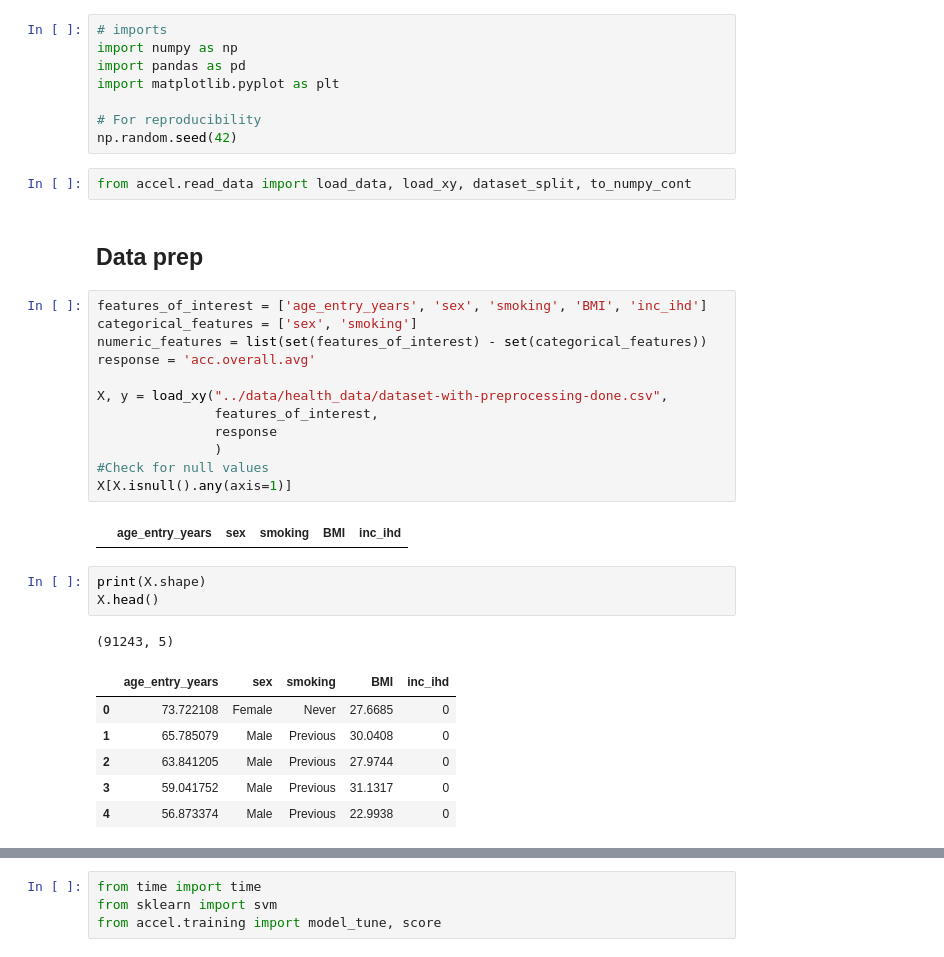
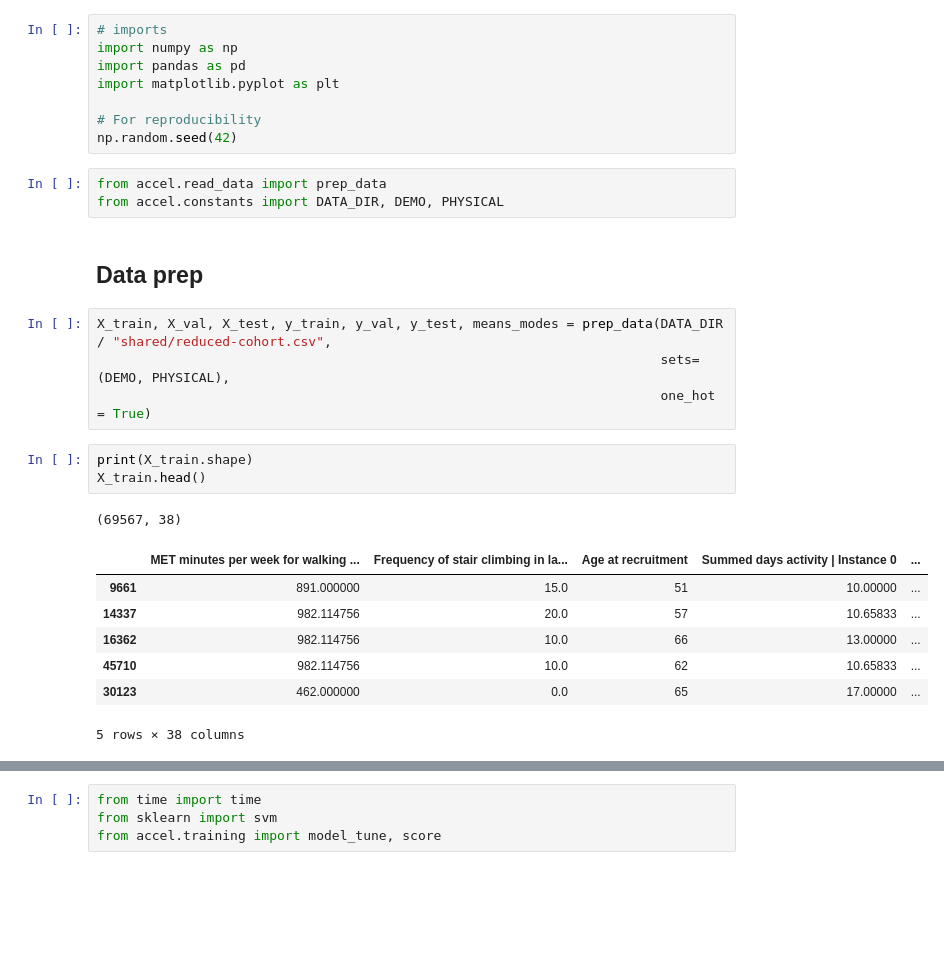
Before and after one commit to abramschon/accel, a Jupyter notebook: notebooks/svm.ipynb, the cells around one changed output, grey strips where cells are left out. Drawn from its saved outputs; the diff is of its cells as text; blank space fills up the shorter version.

```diff
--- a/notebooks/svm.ipynb
+++ b/notebooks/svm.ipynb
@@ -10,31 +10,23 @@ import matplotlib.pyplot as plt
 # For reproducibility
 np.random.seed(42)
 # %%
-from accel.read_data import load_data, load_xy, dataset_split, to_numpy_cont
+from accel.read_data import prep_data
+from accel.constants import DATA_DIR, DEMO, PHYSICAL
 # %% [markdown]
 ## Data prep
 # %%
-features_of_interest = ['age_entry_years', 'sex', 'smoking', 'BMI', 'inc_ihd']
-categorical_features = ['sex', 'smoking']
-numeric_features = list(set(features_of_interest) - set(categorical_features))
-response = 'acc.overall.avg'
-
-X, y = load_xy("../data/health_data/dataset-with-preprocessing-done.csv",
-               features_of_interest,
-               response
-               )
-#Check for null values
-X[X.isnull().any(axis=1)]
+X_train, X_val, X_test, y_train, y_val, y_test, means_modes = prep_data(DATA_DIR / "shared/reduced-cohort.csv",
+                                                                        sets=(DEMO, PHYSICAL),
+                                                                        one_hot = True)
-# %% [output]
-|  | age_entry_years | sex | smoking | BMI | inc_ihd |
 # %%
-print(X.shape)
-X.head()
+print(X_train.shape)
+X_train.head()
 # %% [output]
-(91243, 5)
+(69567, 38)
-|  | age_entry_years | sex | smoking | BMI | inc_ihd |
-| 0 | 73.722108 | Female | Never | 27.6685 | 0 |
-| 1 | 65.785079 | Male | Previous | 30.0408 | 0 |
-| 2 | 63.841205 | Male | Previous | 27.9744 | 0 |
-| 3 | 59.041752 | Male | Previous | 31.1317 | 0 |
-| 4 | 56.873374 | Male | Previous | 22.9938 | 0 |
+|  | MET minutes per week for walking ... | Frequency of stair climbing in la... | Age at recruitment | Summed days activity | Instance 0 | ... |
+| 9661 | 891.000000 | 15.0 | 51 | 10.00000 | ... |
+| 14337 | 982.114756 | 20.0 | 57 | 10.65833 | ... |
+| 16362 | 982.114756 | 10.0 | 66 | 13.00000 | ... |
+| 45710 | 982.114756 | 10.0 | 62 | 10.65833 | ... |
+| 30123 | 462.000000 | 0.0 | 65 | 17.00000 | ... |
+5 rows × 38 columns
```
Also changed, not shown: parts of 21 cells of this notebook.
